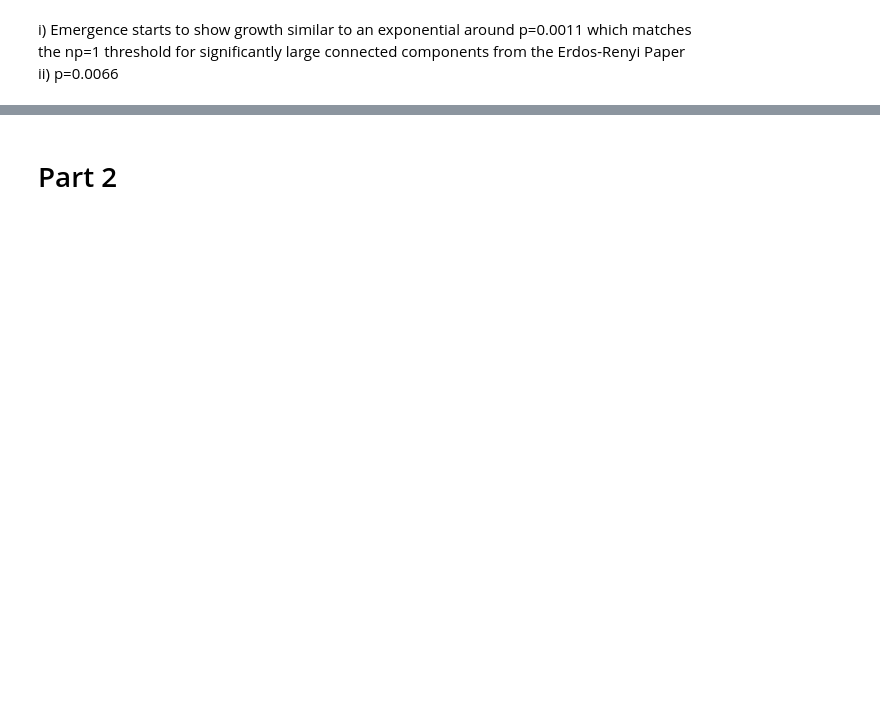
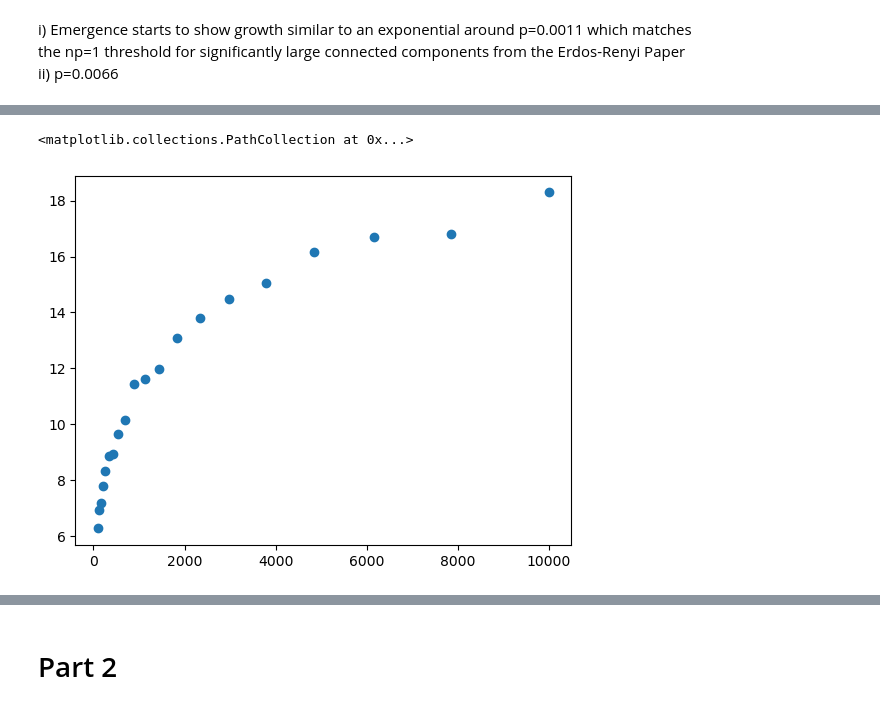
Before and after one commit to hershey890/ece232e, a Jupyter notebook: project_1.ipynb, the cells around one changed output, grey strips where cells are left out. Saved outputs shown, nothing was run; the diff lists cells and outputs as text; code cells hidden in the pictures; blank space fills up the shorter version.

```diff
--- a/project_1.ipynb
+++ b/project_1.ipynb
@@ -128,0 +146,7 @@ plt.plot(probabilities, avg_gcc_vals, color="#ff7f0e")
+# %%
+ret = idk(0.5)
+# %%
+plt.scatter(*ret)
+# %% [output]
+<matplotlib.collections.PathCollection at 0x...>
+[figure, added]
```
Also changed, not shown: parts of 32 cells of this notebook.
